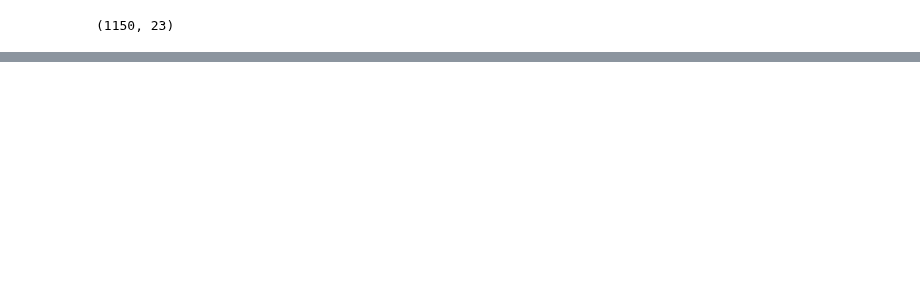
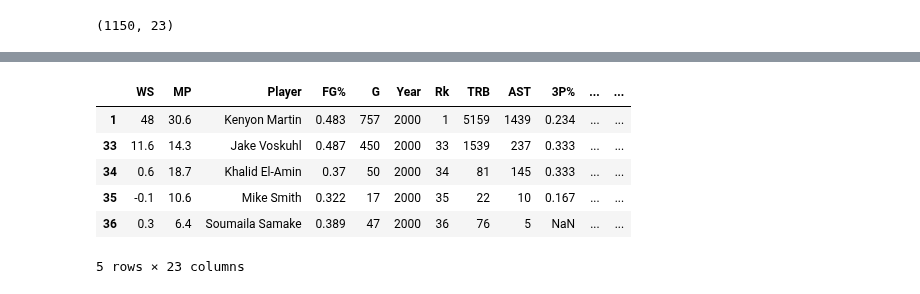
Before and after one commit to woodfin8/Draft_Machine, a Jupyter notebook: NBA.ipynb, the cells around one changed output, grey strips where cells are left out. Cells and saved outputs as stored; diff of their text form; code cells hidden in the pictures; blank space fills up the shorter version.

```diff
--- a/NBA.ipynb
+++ b/NBA.ipynb
@@ -91,0 +82,11 @@ df.head(100)
+# %%
+df_sort = df.sort_values(by = "Year")
+df_sort.head()
+# %% [output]
+|  | WS | MP | Player | FG% | G | Year | Rk | TRB | AST | 3P% | ... | ... |
+| 1 | 48 | 30.6 | Kenyon Martin | 0.483 | 757 | 2000 | 1 | 5159 | 1439 | 0.234 | ... | ... |
+| 33 | 11.6 | 14.3 | Jake Voskuhl | 0.487 | 450 | 2000 | 33 | 1539 | 237 | 0.333 | ... | ... |
+| 34 | 0.6 | 18.7 | Khalid El-Amin | 0.37 | 50 | 2000 | 34 | 81 | 145 | 0.333 | ... | ... |
+| 35 | -0.1 | 10.6 | Mike Smith | 0.322 | 17 | 2000 | 35 | 22 | 10 | 0.167 | ... | ... |
+| 36 | 0.3 | 6.4 | Soumaila Samake | 0.389 | 47 | 2000 | 36 | 76 | 5 | NaN | ... | ... |
+5 rows × 23 columns
```
Also changed, not shown: parts of 11 cells of this notebook, 1 other file.
